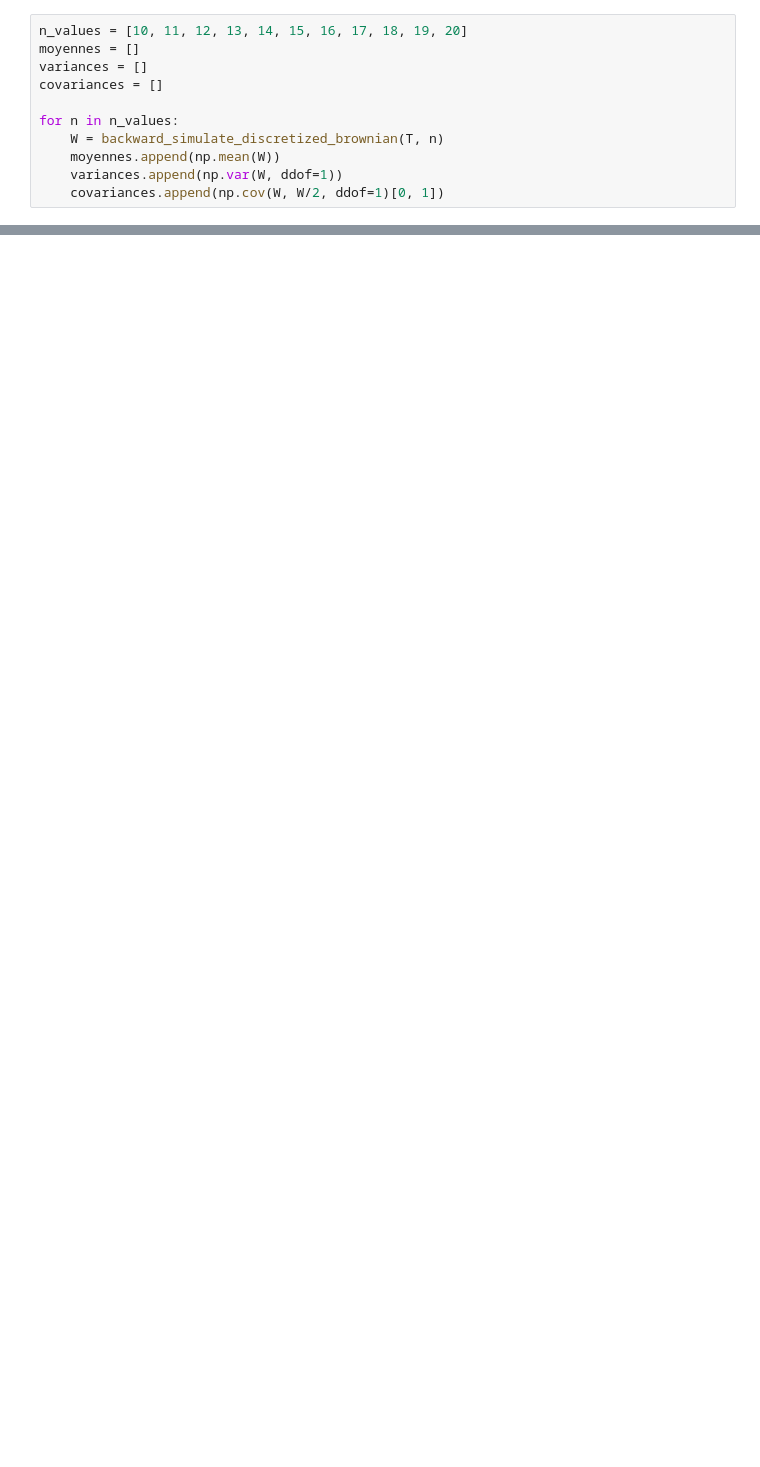
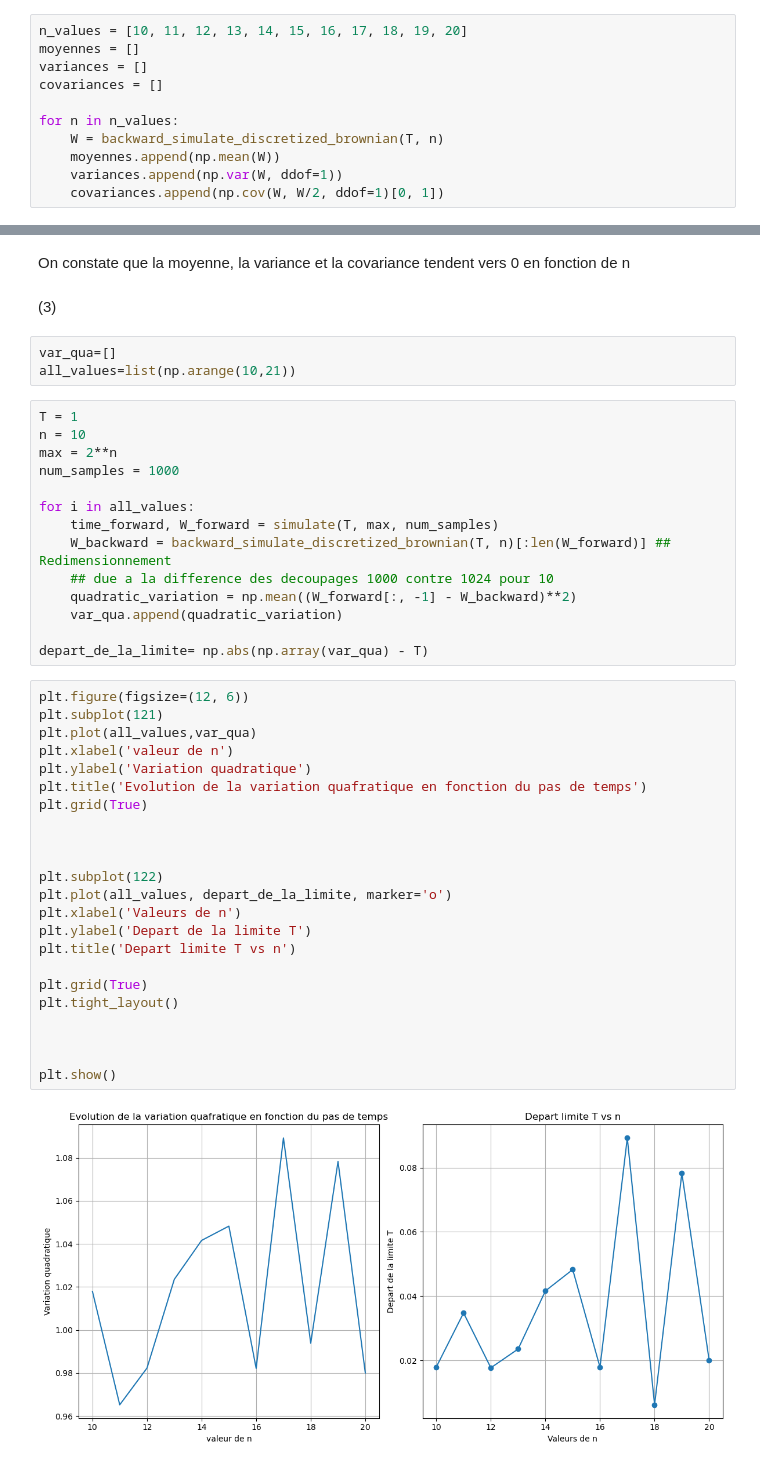
Before and after one commit to momoth12/Stochastic-Calculus-for-Finance, a Jupyter notebook: CPS1.2/THIAW_Mouhamadou_cps_1_2.ipynb, the cells around one changed output, grey strips where cells are left out. Cells and saved outputs as stored; diff of their text form; blank space fills up the shorter version.

```diff
--- a/CPS1.2/THIAW_Mouhamadou_cps_1_2.ipynb
+++ b/CPS1.2/THIAW_Mouhamadou_cps_1_2.ipynb
@@ -263,0 +238,46 @@ plt.show()
+# %% [markdown]
+On constate que la moyenne, la variance et la covariance tendent vers 0 en fonction de n
+# %% [markdown]
+(3)
+# %%
+var_qua=[]
+all_values=list(np.arange(10,21))
+# %%
+T = 1
+n = 10
+max = 2**n
+num_samples = 1000
+
+for i in all_values:
+    time_forward, W_forward = simulate(T, max, num_samples)
+    W_backward = backward_simulate_discretized_brownian(T, n)[:len(W_forward)] ## Redimensionnement
+    ## due a la difference des decoupages 1000 contre 1024 pour 10
+    quadratic_variation = np.mean((W_forward[:, -1] - W_backward)**2)
+    var_qua.append(quadratic_variation)
+
+depart_de_la_limite= np.abs(np.array(var_qua) - T)
+# %%
+plt.figure(figsize=(12, 6))
+plt.subplot(121)
+plt.plot(all_values,var_qua)
+plt.xlabel('valeur de n')
+plt.ylabel('Variation quadratique')
+plt.title('Evolution de la variation quafratique en fonction du pas de temps')
+plt.grid(True)
+
+
+
+plt.subplot(122)
+plt.plot(all_values, depart_de_la_limite, marker='o')
+plt.xlabel('Valeurs de n')
+plt.ylabel('Depart de la limite T')
+plt.title('Depart limite T vs n')
+
+plt.grid(True)
+plt.tight_layout()
+
+
+
+plt.show()
+# %% [output]
+[figure, added]
```
Also changed, not shown: parts of 8 cells of this notebook, 4 other files.
